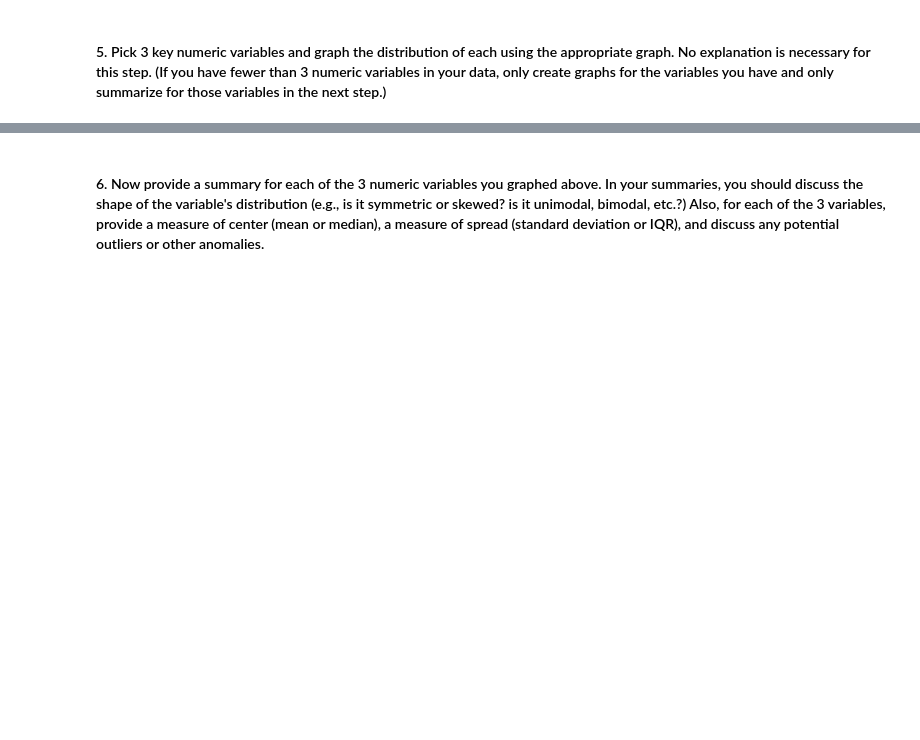
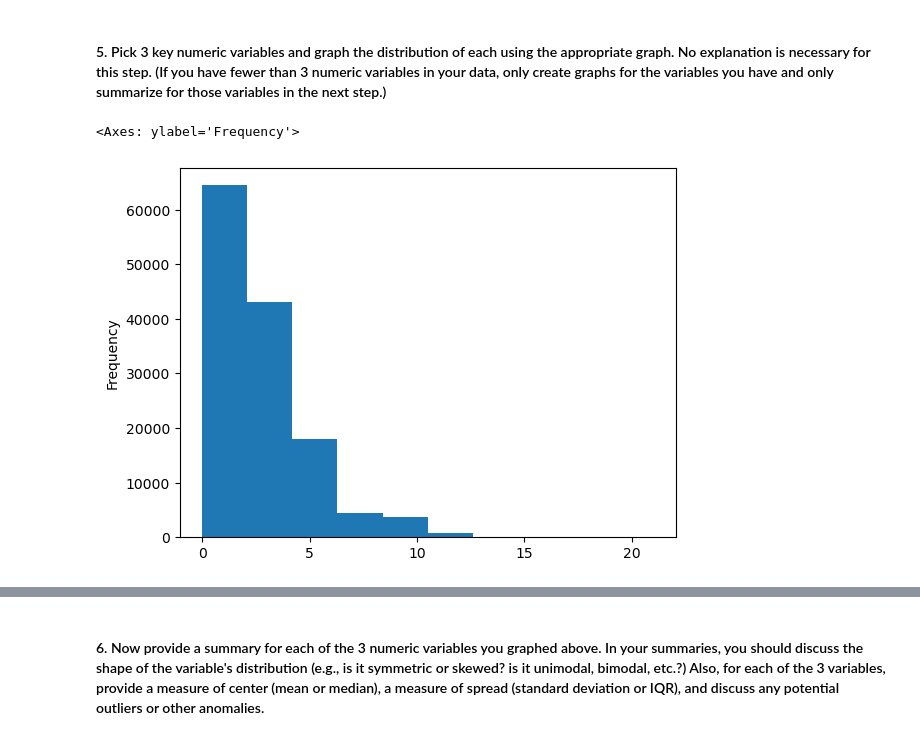
Before and after one commit to ryanfitzbc/DA3-online, a Jupyter notebook: CodingProject_Profiling.ipynb, the cells around one changed output, grey strips where cells are left out. Saved outputs shown, nothing was run; the diff lists cells and outputs as text; code cells hidden in the pictures; blank space fills up the shorter version.

```diff
--- a/CodingProject_Profiling.ipynb
+++ b/CodingProject_Profiling.ipynb
@@ -9,3 +9,11 @@ get_ipython().ast_node_interactivity = 'all'
 ## Importing the Data & Initial Data Checks
 
 #### 1. In the code cell below, read in your data set. How many rows and how many columns of data do you have?
+# %%
+import pandas
+
+df = pandas.read_csv("DataSets/fy2025-property-assessment-data_12_30_2024.csv", low_memory=False)
+rows = df.shape[0]
+cols = df.shape[1]
+rows, cols
+df
@@ -35,5 +125,9 @@ get_ipython().ast_node_interactivity = 'all'
 #### 5. Pick 3 key numeric variables and graph the distribution of each using the appropriate graph. No explanation is necessary for this step. (If you have fewer than 3 numeric variables in your data, only create graphs for the variables you have and only summarize for those variables in the next step.)
 # %%
 # Enter your code for graph #1 here
+df["BED_RMS"].plot.hist()
+# %% [output]
+<Axes: ylabel='Frequency'>
+[figure, added]
 # %%
 # Enter your code for graph #2 here
```
Also changed, not shown: parts of 15 cells of this notebook, 1 other file.
